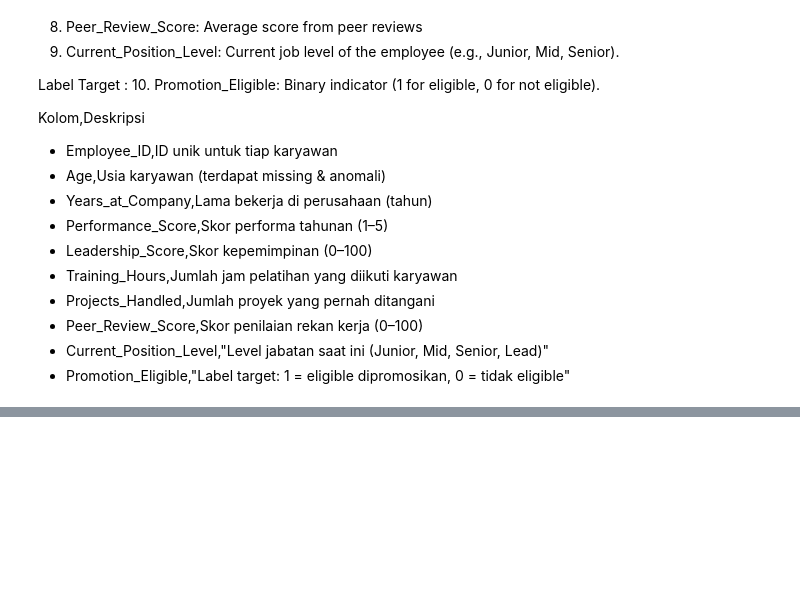
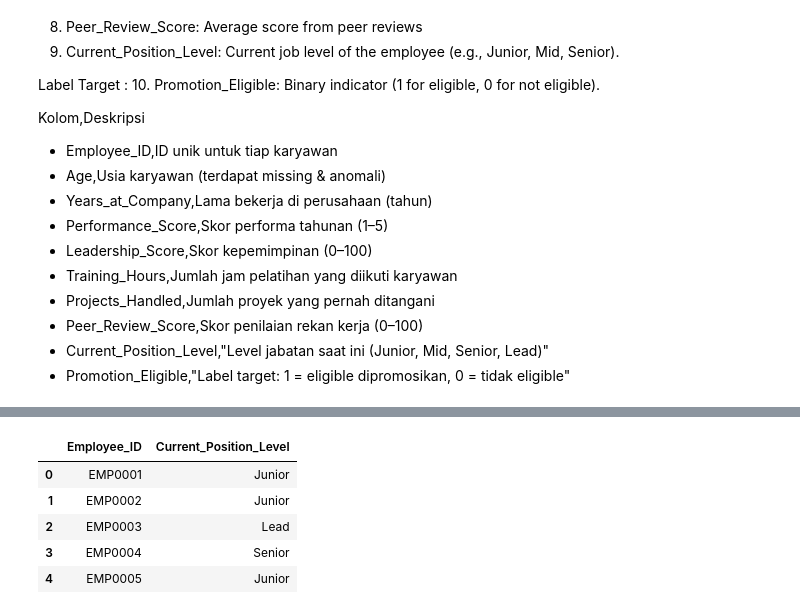
Before and after one commit to 4Kings-Rakamin/Stage0_Business_Understanding, a Jupyter notebook: EDA_Dataset_10/Part1_D10.ipynb, the cells around one changed output, grey strips where cells are left out. Saved outputs shown, nothing was run; the diff lists cells and outputs as text; code cells hidden in the pictures; blank space fills up the shorter version.

```diff
--- a/EDA_Dataset_10/Part1_D10.ipynb
+++ b/EDA_Dataset_10/Part1_D10.ipynb
@@ -72,0 +142,9 @@ Kolom,Deskripsi
+# %%
+df[categorical_features].head()
+# %% [output]
+|  | Employee_ID | Current_Position_Level |
+| 0 | EMP0001 | Junior |
+| 1 | EMP0002 | Junior |
+| 2 | EMP0003 | Lead |
+| 3 | EMP0004 | Senior |
+| 4 | EMP0005 | Junior |
```
Also changed, not shown: parts of 9 cells of this notebook, 1 other file.
